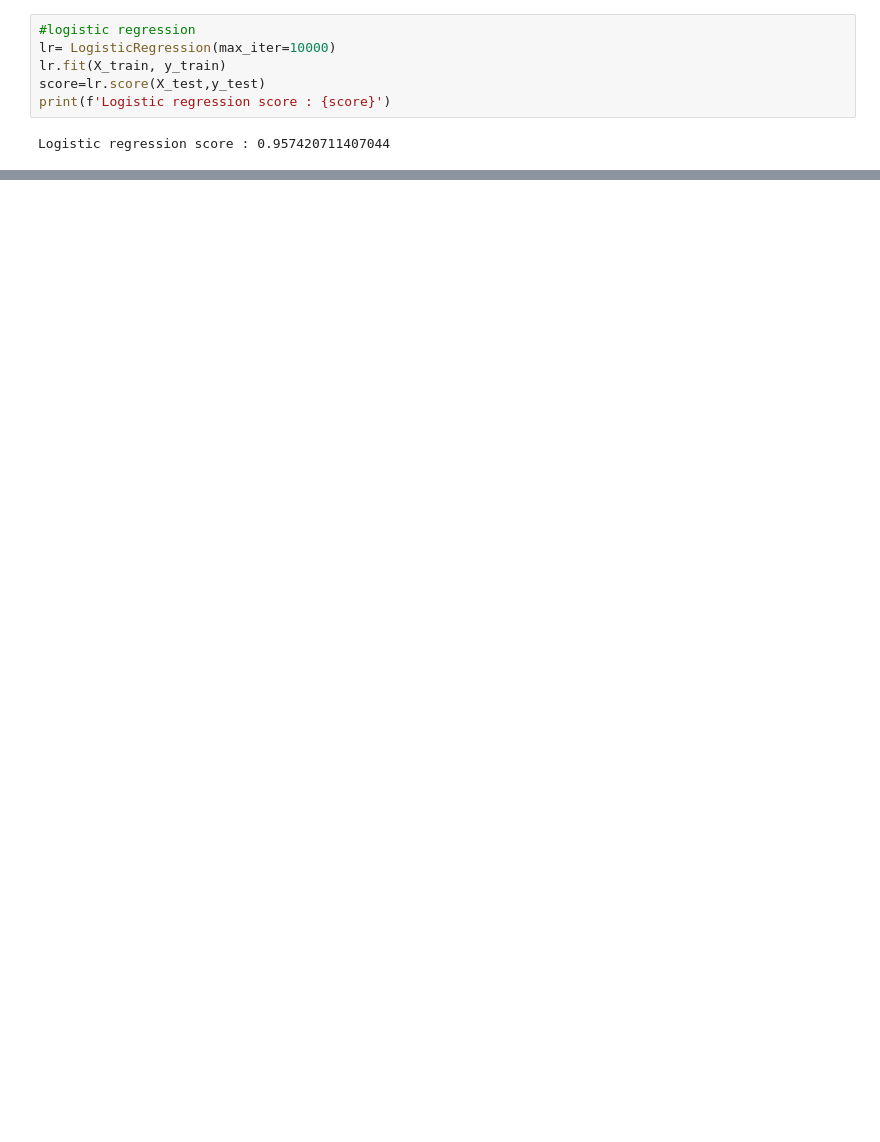
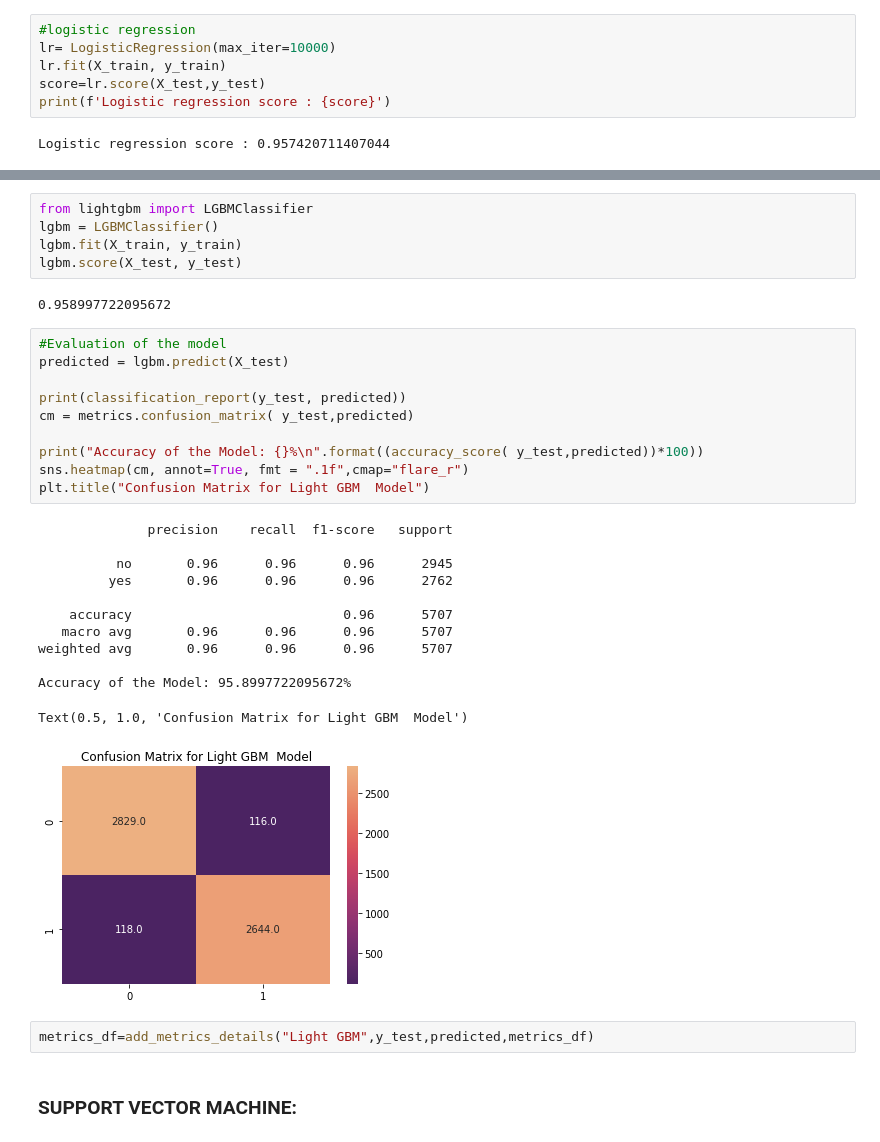
Before and after one commit to paulsoumyadip/airline_referral, a Jupyter notebook: Airline_Passenger_referral_prediction_.ipynb, the cells around one changed output, grey strips where cells are left out. Saved outputs shown, nothing was run; the diff lists cells and outputs as text; blank space fills up the shorter version.

```diff
--- a/Airline_Passenger_referral_prediction_.ipynb
+++ b/Airline_Passenger_referral_prediction_.ipynb
@@ -698,0 +808,34 @@ Logistic regression score : 0.957420711407044
+# %%
+from lightgbm import LGBMClassifier
+lgbm = LGBMClassifier()
+lgbm.fit(X_train, y_train)
+lgbm.score(X_test, y_test)
+# %% [output]
+0.958997722095672
+# %%
+#Evaluation of the model
+predicted = lgbm.predict(X_test)
+
+print(classification_report(y_test, predicted))
+cm = metrics.confusion_matrix( y_test,predicted)
+
+print("Accuracy of the Model: {}%\n".format((accuracy_score( y_test,predicted))*100))
+sns.heatmap(cm, annot=True, fmt = ".1f",cmap="flare_r")
+plt.title("Confusion Matrix for Light GBM  Model")
+# %% [output]
+              precision    recall  f1-score   support
+
+          no       0.96      0.96      0.96      2945
+         yes       0.96      0.96      0.96      2762
+
+    accuracy                           0.96      5707
+   macro avg       0.96      0.96      0.96      5707
+weighted avg       0.96      0.96      0.96      5707
+
+Accuracy of the Model: 95.8997722095672%
+Text(0.5, 1.0, 'Confusion Matrix for Light GBM  Model')
+[figure, added]
+# %%
+metrics_df=add_metrics_details("Light GBM",y_test,predicted,metrics_df)
+# %% [markdown]
+### **SUPPORT VECTOR MACHINE:**
```
Also changed, not shown: parts of 51 cells of this notebook.
